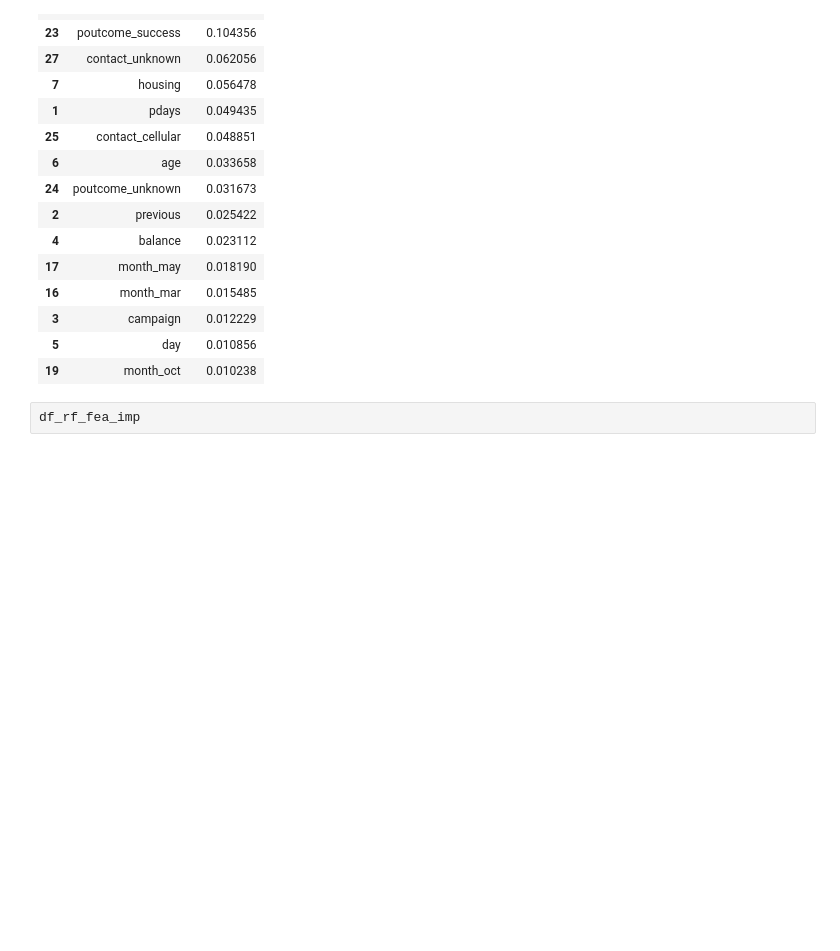
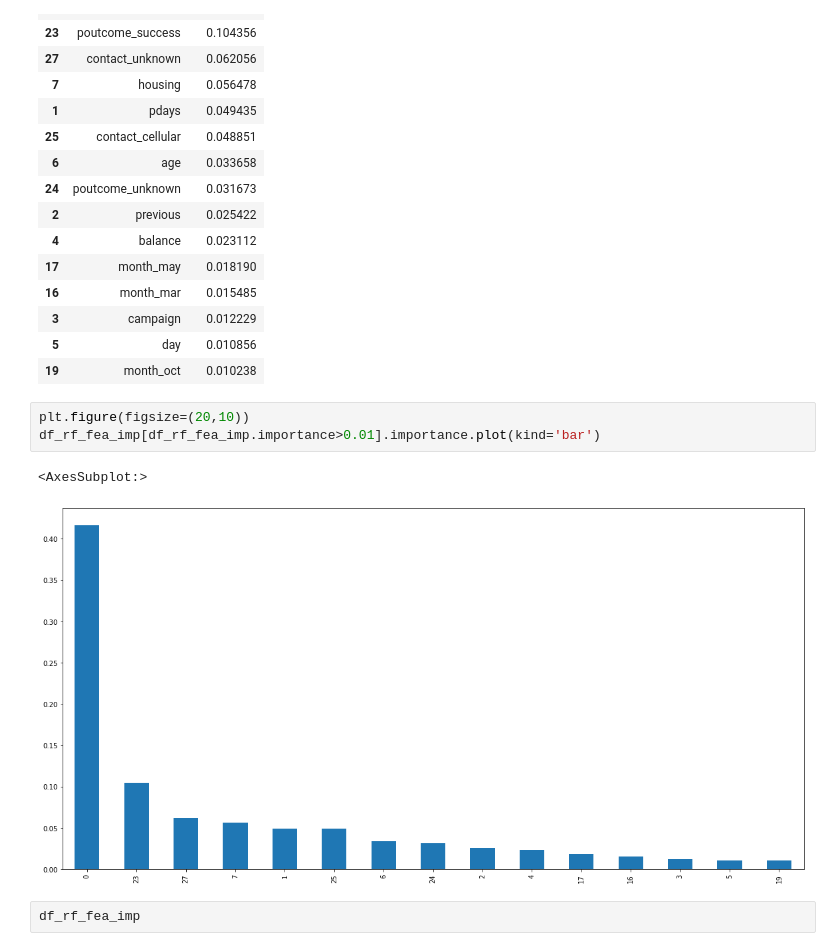
Before and after one commit to jwixis/ixisiv, a Jupyter notebook: bank_3.ipynb, the cells around one changed output. Drawn from its saved outputs; the diff is of its cells as text; blank space fills up the shorter version.

```diff
--- a/bank_3.ipynb
+++ b/bank_3.ipynb
@@ -432,6 +432,12 @@ df_rf_fea_imp[df_rf_fea_imp.importance>0.01]
 | 3 | campaign | 0.012229 |
 | 5 | day | 0.010856 |
 | 19 | month_oct | 0.010238 |
+# %%
+plt.figure(figsize=(20,10))
+df_rf_fea_imp[df_rf_fea_imp.importance>0.01].importance.plot(kind='bar')
+# %% [output]
+<AxesSubplot:>
+[figure, added]
 # %%
 df_rf_fea_imp
 # %% [output]
```
Also changed, not shown: parts of 15 cells of this notebook.
